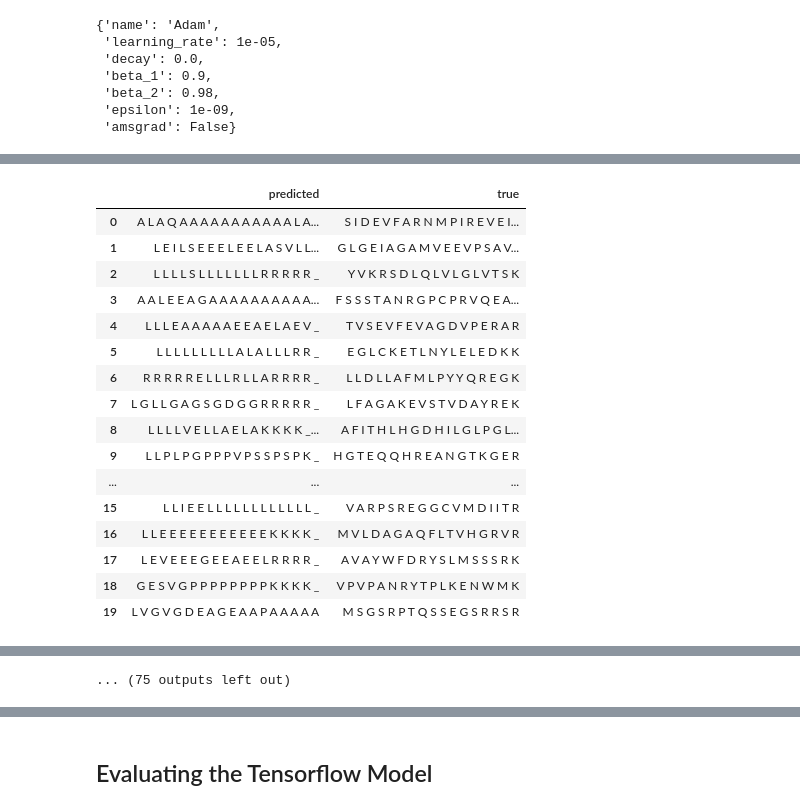
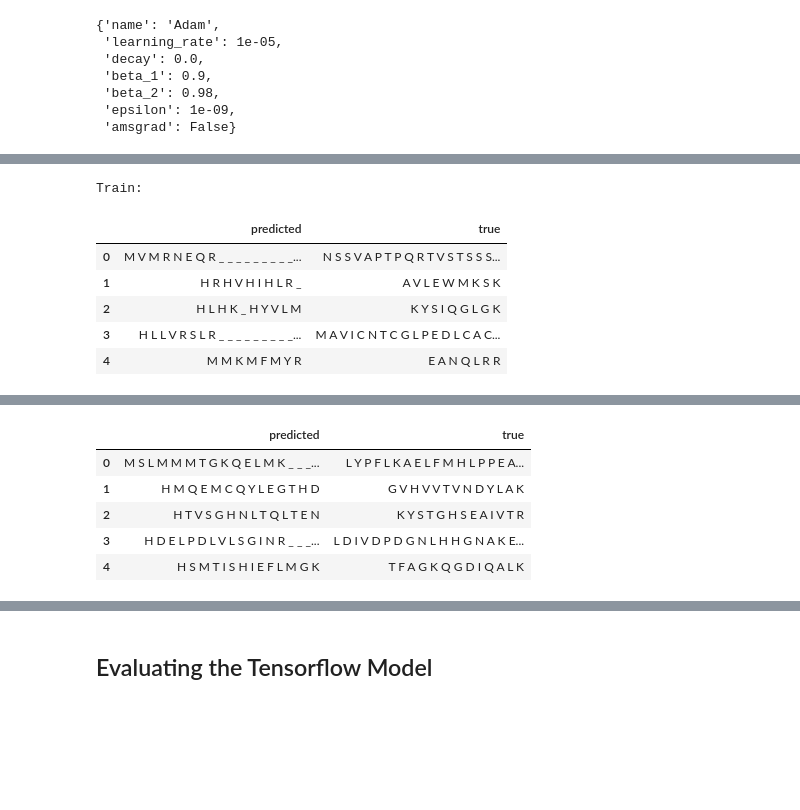
Before and after one commit to Miroka96/mmdenovo, a Jupyter notebook: notebooks/210629 Attention Model Training.ipynb, the cells around one changed output, grey strips where cells are left out. Saved outputs shown, nothing was run; the diff lists cells and outputs as text; code cells hidden in the pictures; blank space fills up the shorter version.

```diff
--- a/notebooks/210629 Attention Model Training.ipynb
+++ b/notebooks/210629 Attention Model Training.ipynb
@@ -532,0 +547,4 @@ LEARNING_RATE=10**-5
+# %%
+model = create_model()
+res = model.predict(target_less_input)
+res
@@ -563,7 +702,9 @@ def build_model() -> tf.keras.Model:
         ),
         loss=tf.keras.losses.SparseCategoricalCrossentropy(from_logits=True),  #masked_loss,
         metrics=[
-            tf.keras.metrics.SparseCategoricalAccuracy()
+            SparseCategoricalAccuracy(),
+            JaccardBatchDistance(),
+            LeuvenshteinBatchDistance(),
         ]
     )
     return model
@@ -691,13 +832,21 @@ model.optimizer.get_config()
 # %%
 decode_idx: Callable[[np.ndarray], np.ndarray] = np.vectorize(idx_to_char.get)
 
-evaluator = evaluation.SequenceEvaluator(
+eval_evaluator = evaluation.SequenceEvaluator(
     dataset=datasets[EVAL_TYPE],
     decode_func=decode_idx,
     batch_size=BATCH_SIZE,
     separator=" ",
     padding_character=PROCESSING_INFO['padding_characters'][SEQ],
 )
+
+train_evaluator = evaluation.SequenceEvaluator(
+    dataset=datasets[TRAIN_TYPE],
+    decode_func=decode_idx,
+    batch_size=BATCH_SIZE,
+    separator=" ",
+    padding_character=PROCESSING_INFO['padding_characters'][SEQ],
+)
 # %%
 callback_list = callbacks.create_callbacks(
             tensorboard=True,
@@ -710,7 +859,7 @@ callback_list = callbacks.create_callbacks(
 )
 # %%
 WARMUP_STEPS = 3000
-STEPS_PER_EPOCH = 200
+STEPS_PER_EPOCH = 1  # 200
 # %%
 last_model = None
 
@@ -721,12 +870,12 @@ first_epoch = 1
 
 while True:
     error_count = 0
-    training_dataset = datasets[TRAINING_TYPE].repeat()
+    training_dataset = datasets[TRAIN_TYPE].repeat()
     validation_dataset = datasets[TEST_TYPE].repeat()
 
     aborted = False
 
-    for epoch in range(first_epoch, 60):
+    for epoch in range(first_epoch, 2):
         logger.info(f"epoch {epoch}:")
         learning_rate = EMBEDDING_WIDTH**-0.5 * min((epoch * STEPS_PER_EPOCH)**-0.5, (epoch * STEPS_PER_EPOCH) * WARMUP_STEPS**-1.5) / slowing_factor
         tf.keras.backend.set_value(model.optimizer.learning_rate, learning_rate)
@@ -750,12 +899,22 @@ while True:
                 logger.warning("abort training, because of too many NaN loss results")
                 break
 
-        eval_df, (x_eval, y_eval, y_pred) = evaluator.evaluate_model_visually(
+        print("Train:")
+        eval_df, (x_eval, y_eval, y_pred) = train_evaluator.evaluate_model_visually(
             model=model,
-            sample_size=20,
+            sample_size=5,
             keep_separator=True,
         )
         display(eval_df)
+
+        print("Eval:")
+        eval_df, (x_eval, y_eval, y_pred) = eval_evaluator.evaluate_model_visually(
+            model=model,
+            sample_size=5,
+            keep_separator=True,
+        )
+        display(eval_df)
+
     else:
         aborted = True
 
@@ -778,17 +935,7 @@ INFO:tensorflow:batch_all_reduce: 185 all-reduces with algorithm = nccl, num_pac
+Train:
 |  | predicted | true |
-| 0 | A L A Q A A A A A A A A A A A L A... | S I D E V F A R N M P I R E V E I... |
-| 1 | L E I L S E E E L E E L A S V L L... | G L G E I A G A M V E E V P S A V... |
-| 2 | L L L L S L L L L L L L R R R R R _ | Y V K R S D L Q L V L G L V T S K |
-| 3 | A A L E E A G A A A A A A A A A A... | F S S S T A N R G P C P R V Q E A... |
-| 4 | L L L E A A A A A E E A E L A E V _ | T V S E V F E V A G D V P E R A R |
-| 5 | L L L L L L L L L A L A L L L R R _ | E G L C K E T L N Y L E L E D K K |
-| 6 | R R R R R E L L L R L L A R R R R _ | L L D L L A F M L P Y Y Q R E G K |
-| 7 | L G L L G A G S G D G G R R R R R _ | L F A G A K E V S T V D A Y R E K |
-| 8 | L L L L V E L L A E L A K K K K _... | A F I T H L H G D H I L G L P G L... |
-| 9 | L L P L P G P P P V P S S P S P K _ | H G T E Q Q H R E A N G T K G E R |
-| ... | ... | ... |
-| 15 | L L I E E L L L L L L L L L L L L _ | V A R P S R E G G C V M D I I T R |
-| 16 | L L E E E E E E E E E E E K K K K _ | M V L D A G A Q F L T V H G R V R |
-| 17 | L E V E E E G E E A E E L R R R R _ | A V A Y W F D R Y S L M S S S R K |
-| 18 | G E S V G P P P P P P P P K K K K _ | V P V P A N R Y T P L K E N W M K |
-| 19 | L V G V G D E A G E A A P A A A A A | M S G S R P T Q S S E G S R R S R |
+| 0 | M V M R N E Q R _ _ _ _ _ _ _ _ _... | N S S V A P T P Q R T V S T S S S... |
+| 1 | H R H V H I H L R _ | A V L E W M K S K |
+| 2 | H L H K _ H Y V L M | K Y S I Q G L G K |
+| 3 | H L L V R S L R _ _ _ _ _ _ _ _ _... | M A V I C N T C G L P E D L C A C... |
+| 4 | M M K M F M Y R | E A N Q L R R |
@@ -798,0 +943,6 @@ Epoch 2/2
+|  | predicted | true |
+| 0 | M S L M M M T G K Q E L M K _ _ _... | L Y P F L K A E L F M H L P P E A... |
+| 1 | H M Q E M C Q Y L E G T H D | G V H V V T V N D Y L A K |
+| 2 | H T V S G H N L T Q L T E N | K Y S T G H S E A I V T R |
+| 3 | H D E L P D L V L S G I N R _ _ _... | L D I V D P D G N L H H G N A K E... |
+| 4 | H S M T I S H I E F L M G K | T F A G K Q G D I Q A L K |
@@ -839 +949,0 @@ Epoch 3/3
-... (75 outputs left out)
```
Also changed, not shown: parts of 67 cells of this notebook.
